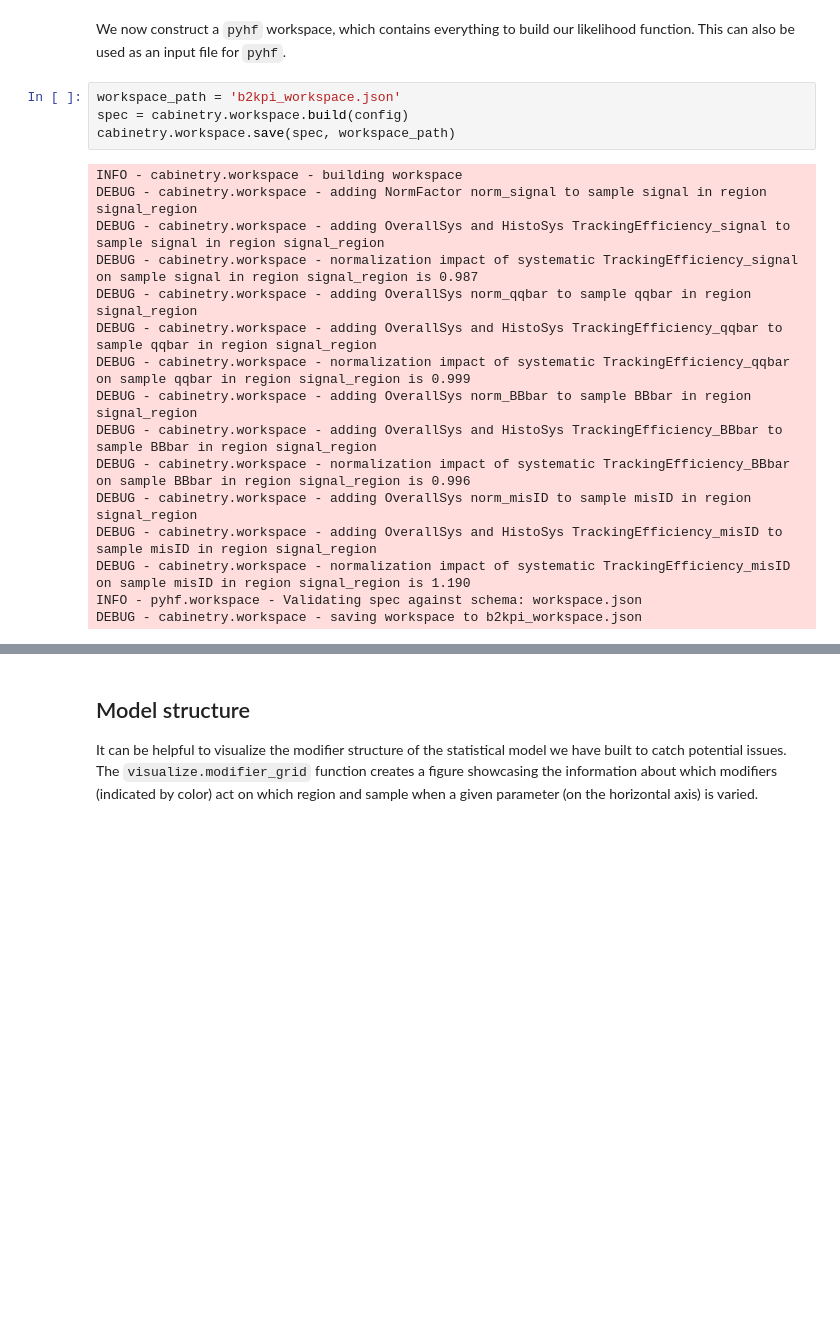
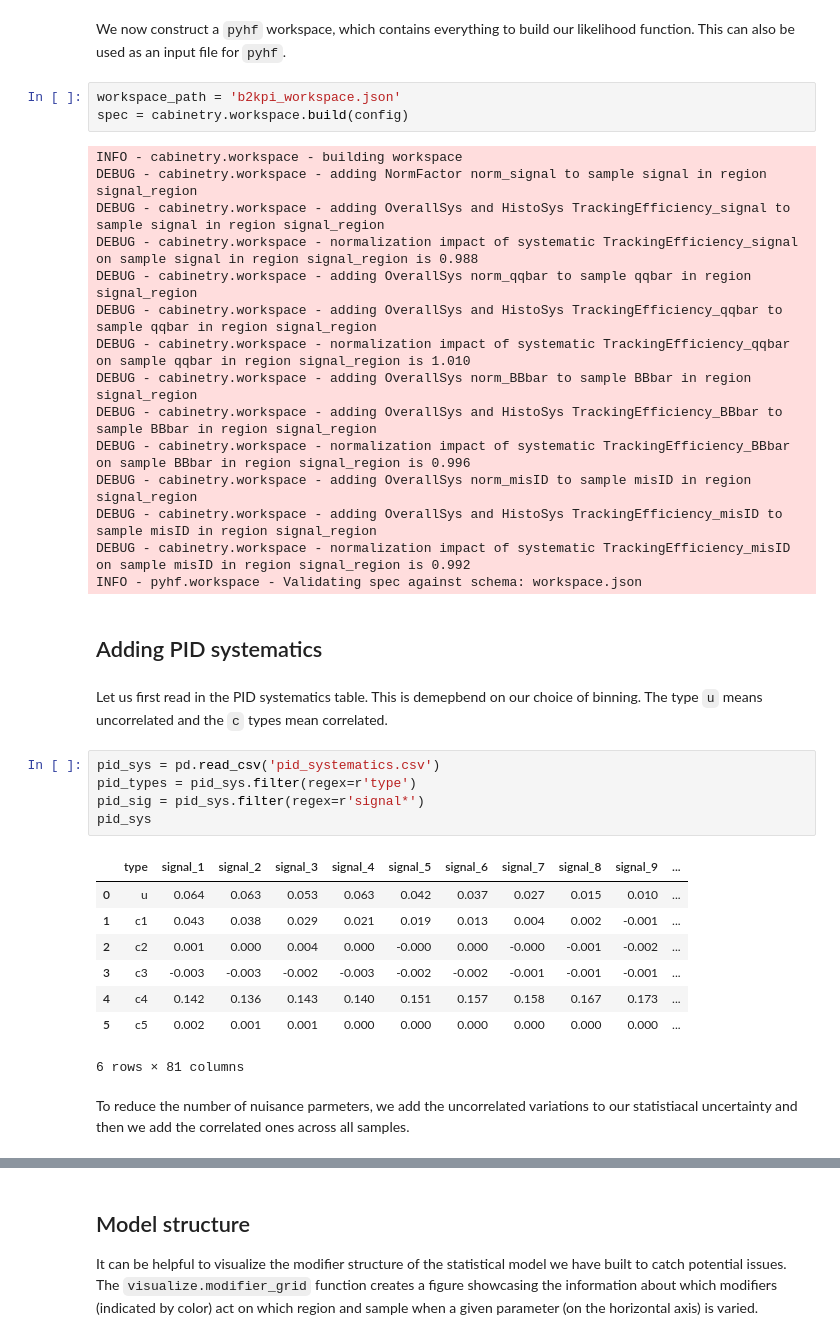
Before and after one commit to lorenzennio/pyhf-tutorial, a Jupyter notebook: 03_B_to_K_pi.ipynb, the cells around one changed output, grey strips where cells are left out. Drawn from its saved outputs; the diff is of its cells as text; blank space fills up the shorter version.

```diff
--- a/03_B_to_K_pi.ipynb
+++ b/03_B_to_K_pi.ipynb
@@ -361,20 +349,38 @@ We now construct a `pyhf` workspace, which contains everything to build our like
 # %%
 workspace_path = 'b2kpi_workspace.json'
 spec = cabinetry.workspace.build(config)
-cabinetry.workspace.save(spec, workspace_path)
 # %% [output]
 INFO - cabinetry.workspace - building workspace
 DEBUG - cabinetry.workspace - adding NormFactor norm_signal to sample signal in region signal_region
 DEBUG - cabinetry.workspace - adding OverallSys and HistoSys TrackingEfficiency_signal to sample signal in region signal_region
-DEBUG - cabinetry.workspace - normalization impact of systematic TrackingEfficiency_signal on sample signal in region signal_region is 0.987
+DEBUG - cabinetry.workspace - normalization impact of systematic TrackingEfficiency_signal on sample signal in region signal_region is 0.988
 DEBUG - cabinetry.workspace - adding OverallSys norm_qqbar to sample qqbar in region signal_region
 DEBUG - cabinetry.workspace - adding OverallSys and HistoSys TrackingEfficiency_qqbar to sample qqbar in region signal_region
-DEBUG - cabinetry.workspace - normalization impact of systematic TrackingEfficiency_qqbar on sample qqbar in region signal_region is 0.999
+DEBUG - cabinetry.workspace - normalization impact of systematic TrackingEfficiency_qqbar on sample qqbar in region signal_region is 1.010
 DEBUG - cabinetry.workspace - adding OverallSys norm_BBbar to sample BBbar in region signal_region
 DEBUG - cabinetry.workspace - adding OverallSys and HistoSys TrackingEfficiency_BBbar to sample BBbar in region signal_region
 DEBUG - cabinetry.workspace - normalization impact of systematic TrackingEfficiency_BBbar on sample BBbar in region signal_region is 0.996
 DEBUG - cabinetry.workspace - adding OverallSys norm_misID to sample misID in region signal_region
 DEBUG - cabinetry.workspace - adding OverallSys and HistoSys TrackingEfficiency_misID to sample misID in region signal_region
-DEBUG - cabinetry.workspace - normalization impact of systematic TrackingEfficiency_misID on sample misID in region signal_region is 1.190
+DEBUG - cabinetry.workspace - normalization impact of systematic TrackingEfficiency_misID on sample misID in region signal_region is 0.992
 INFO - pyhf.workspace - Validating spec against schema: workspace.json
-DEBUG - cabinetry.workspace - saving workspace to b2kpi_workspace.json
+# %% [markdown]
+## Adding PID systematics
+# %% [markdown]
+Let us first read in the PID systematics table. This is demepbend on our choice of binning. The type `u` means uncorrelated and the `c` types mean correlated.
+# %%
+pid_sys = pd.read_csv('pid_systematics.csv')
+pid_types = pid_sys.filter(regex=r'type')
+pid_sig = pid_sys.filter(regex=r'signal*')
+pid_sys
+# %% [output]
+|  | type | signal_1 | signal_2 | signal_3 | signal_4 | signal_5 | signal_6 | signal_7 | signal_8 | signal_9 | ... |
+| 0 | u | 0.064 | 0.063 | 0.053 | 0.063 | 0.042 | 0.037 | 0.027 | 0.015 | 0.010 | ... |
+| 1 | c1 | 0.043 | 0.038 | 0.029 | 0.021 | 0.019 | 0.013 | 0.004 | 0.002 | -0.001 | ... |
+| 2 | c2 | 0.001 | 0.000 | 0.004 | 0.000 | -0.000 | 0.000 | -0.000 | -0.001 | -0.002 | ... |
+| 3 | c3 | -0.003 | -0.003 | -0.002 | -0.003 | -0.002 | -0.002 | -0.001 | -0.001 | -0.001 | ... |
+| 4 | c4 | 0.142 | 0.136 | 0.143 | 0.140 | 0.151 | 0.157 | 0.158 | 0.167 | 0.173 | ... |
+| 5 | c5 | 0.002 | 0.001 | 0.001 | 0.000 | 0.000 | 0.000 | 0.000 | 0.000 | 0.000 | ... |
+6 rows × 81 columns
+# %% [markdown]
+To reduce the number of nuisance parmeters, we add the uncorrelated variations to our statistiacal uncertainty and then we add the correlated ones across all samples.
```
Also changed, not shown: parts of 20 cells of this notebook.
